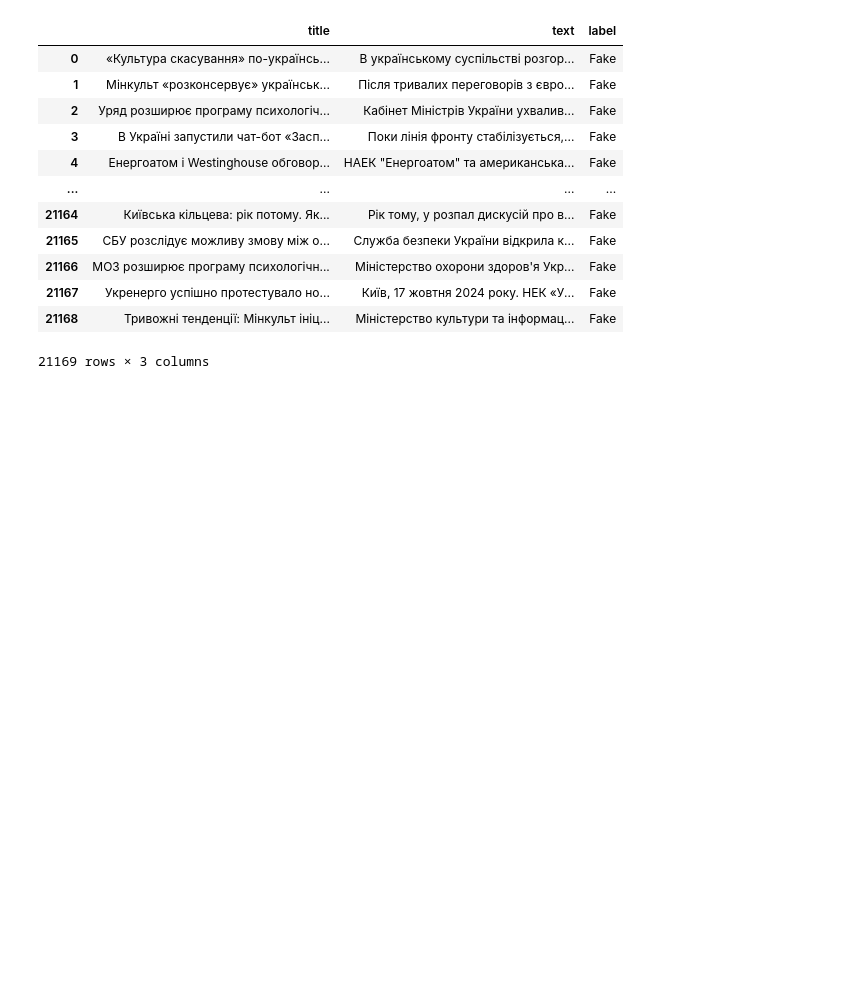
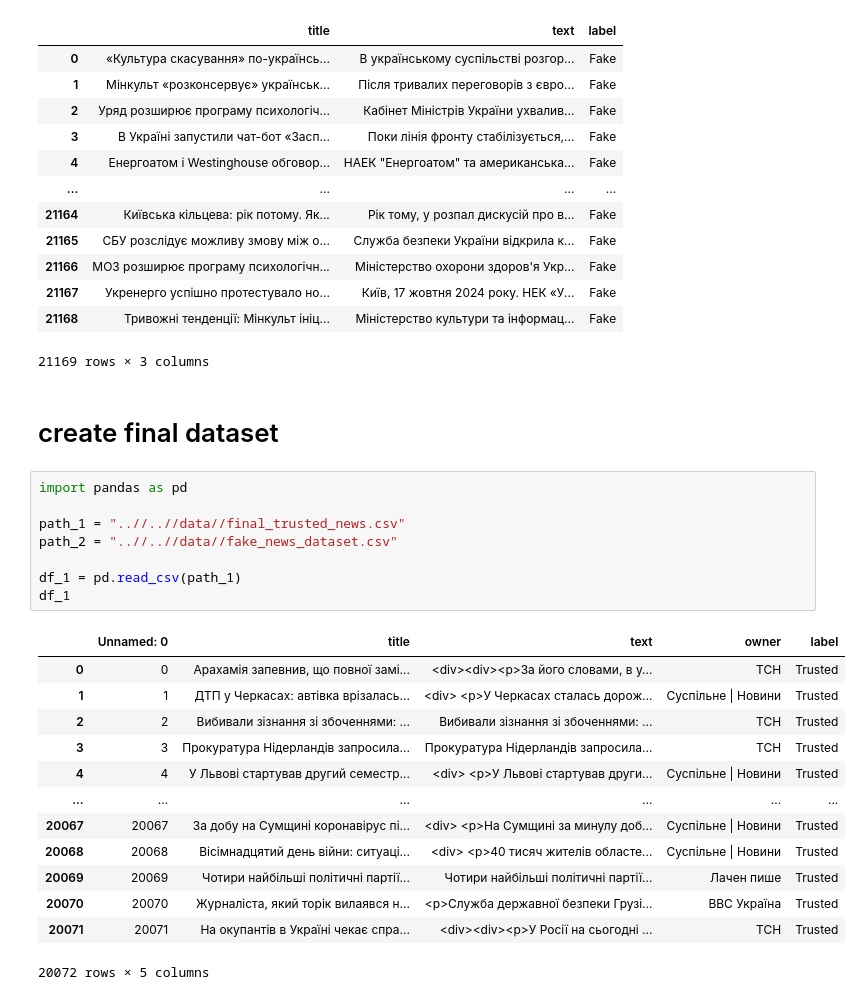
Before and after one commit to highbrow-228/Project-ML, a Jupyter notebook: source/other/combined_news.ipynb, the cells around one changed output. Saved outputs shown, nothing was run; the diff lists cells and outputs as text; blank space fills up the shorter version.

Commit message:
create_final_dataset

```diff
--- a/source/other/combined_news.ipynb
+++ b/source/other/combined_news.ipynb
@@ -98,3 +98,27 @@ df
 | 21167 | Укренерго успішно протестувало но... | Київ, 17 жовтня 2024 року. НЕК «У... | Fake |
 | 21168 | Тривожні тенденції: Мінкульт ініц... | Міністерство культури та інформац... | Fake |
 21169 rows × 3 columns
+# %% [markdown]
+# create final dataset
+# %%
+import pandas as pd
+
+path_1 = "..//..//data//final_trusted_news.csv"
+path_2 = "..//..//data//fake_news_dataset.csv"
+
+df_1 = pd.read_csv(path_1)
+df_1
+# %% [output]
+|  | Unnamed: 0 | title | text | owner | label |
+| 0 | 0 | Арахамія запевнив, що повної замі... | <div><div><p>За його словами, в у... | ТСН | Trusted |
+| 1 | 1 | ДТП у Черкасах: автівка врізалась... | <div> <p>У Черкасах сталась дорож... | Суспільне | Новини | Trusted |
+| 2 | 2 | Вибивали зізнання зі збоченнями: ... | Вибивали зізнання зі збоченнями: ... | ТСН | Trusted |
+| 3 | 3 | Прокуратура Нідерландів запросила... | Прокуратура Нідерландів запросила... | ТСН | Trusted |
+| 4 | 4 | У Львові стартував другий семестр... | <div> <p>У Львові стартував други... | Суспільне | Новини | Trusted |
+| ... | ... | ... | ... | ... | ... |
+| 20067 | 20067 | За добу на Сумщині коронавірус пі... | <div> <p>На Сумщині за минулу доб... | Суспільне | Новини | Trusted |
+| 20068 | 20068 | Вісімнадцятий день війни: ситуаці... | <div> <p>40 тисяч жителів областе... | Суспільне | Новини | Trusted |
+| 20069 | 20069 | Чотири найбільші політичні партії... | Чотири найбільші політичні партії... | Лачен пише | Trusted |
+| 20070 | 20070 | Журналіста, який торік вилаявся н... | <p>Служба державної безпеки Грузі... | BBC Україна | Trusted |
+| 20071 | 20071 | На окупантів в Україні чекає спра... | <div><div><p>У Росії на сьогодні ... | ТСН | Trusted |
+20072 rows × 5 columns
```
Also changed, not shown: parts of 5 cells of this notebook, 3 other files.
